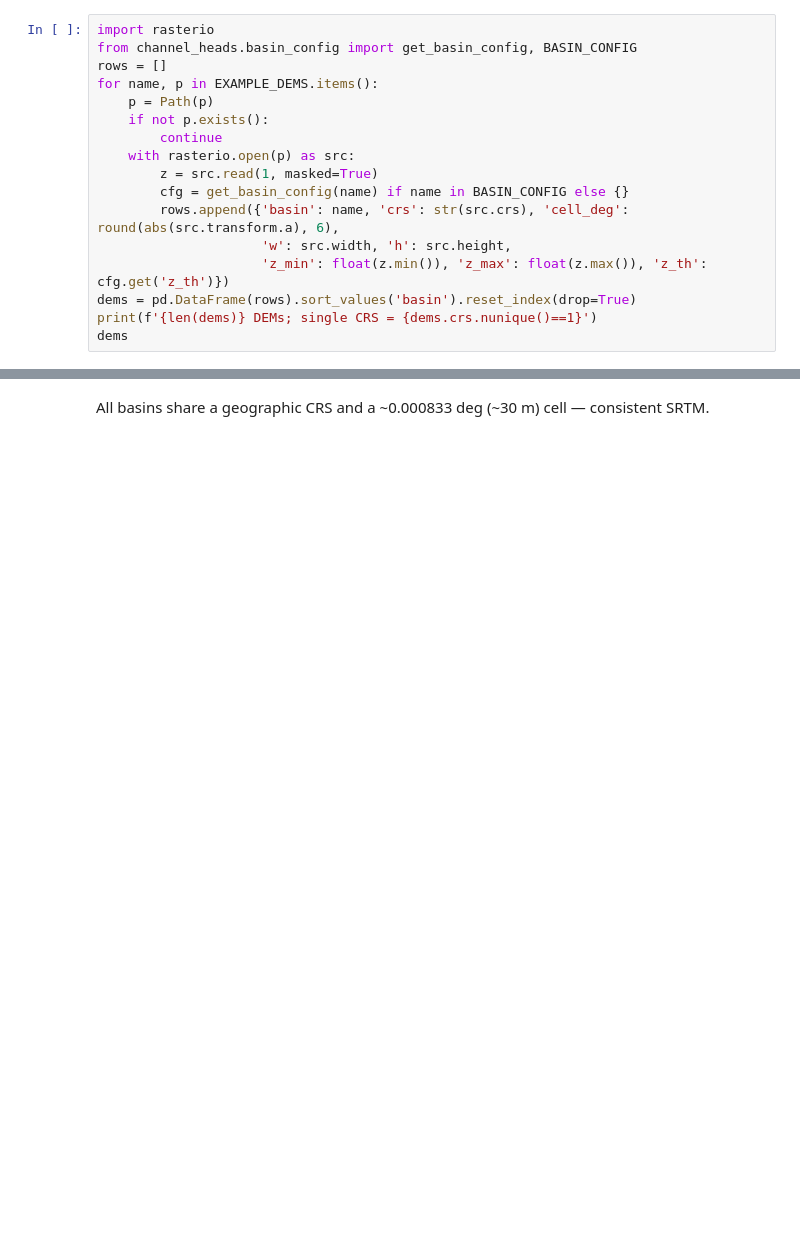
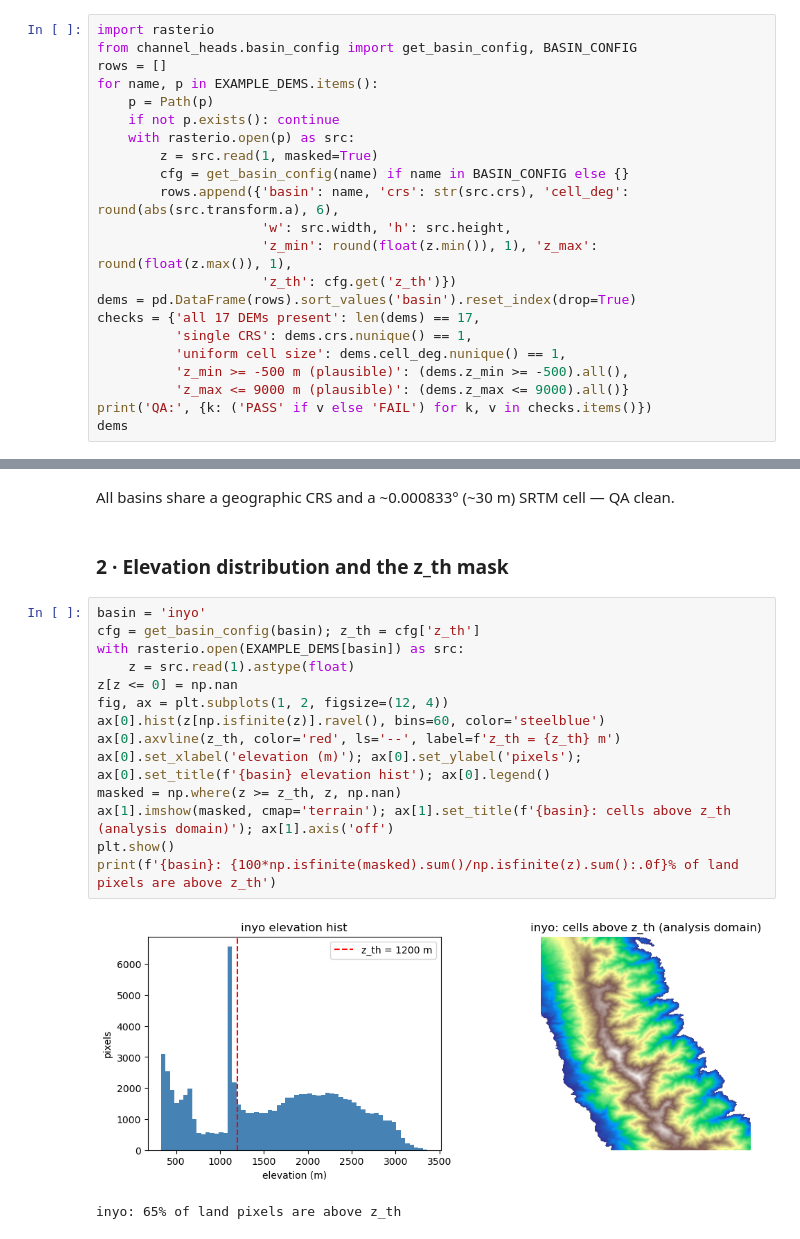
Before and after one commit to GP-Geo/CH_Project, a Jupyter notebook: notebooks/pipeline/01_earth_source_data_exploration.ipynb, the cells around one changed output, grey strips where cells are left out. Saved outputs shown, nothing was run; the diff lists cells and outputs as text; blank space fills up the shorter version.

```diff
--- a/notebooks/pipeline/01_earth_source_data_exploration.ipynb
+++ b/notebooks/pipeline/01_earth_source_data_exploration.ipynb
@@ -37,15 +42,20 @@ from channel_heads.basin_config import get_basin_config, BASIN_CONFIG
 rows = []
 for name, p in EXAMPLE_DEMS.items():
     p = Path(p)
-    if not p.exists():
-        continue
+    if not p.exists(): continue
     with rasterio.open(p) as src:
         z = src.read(1, masked=True)
         cfg = get_basin_config(name) if name in BASIN_CONFIG else {}
         rows.append({'basin': name, 'crs': str(src.crs), 'cell_deg': round(abs(src.transform.a), 6),
                      'w': src.width, 'h': src.height,
-                     'z_min': float(z.min()), 'z_max': float(z.max()), 'z_th': cfg.get('z_th')})
+                     'z_min': round(float(z.min()), 1), 'z_max': round(float(z.max()), 1),
+                     'z_th': cfg.get('z_th')})
 dems = pd.DataFrame(rows).sort_values('basin').reset_index(drop=True)
-print(f'{len(dems)} DEMs; single CRS = {dems.crs.nunique()==1}')
+checks = {'all 17 DEMs present': len(dems) == 17,
+          'single CRS': dems.crs.nunique() == 1,
+          'uniform cell size': dems.cell_deg.nunique() == 1,
+          'z_min >= -500 m (plausible)': (dems.z_min >= -500).all(),
+          'z_max <= 9000 m (plausible)': (dems.z_max <= 9000).all()}
+print('QA:', {k: ('PASS' if v else 'FAIL') for k, v in checks.items()})
 dems
 # %% [output]
@@ -69,4 +79,23 @@ dems
 | 15 | vallefertil | EPSG:4326 | 0.000833 | 652 | 678 | 632.0 | 2328.0 | None |
 | 16 | yoro | EPSG:4326 | 0.000833 | 150 | 155 | -14.0 | 885.0 | None |
 # %% [markdown]
-All basins share a geographic CRS and a ~0.000833 deg (~30 m) cell — consistent SRTM.
+All basins share a geographic CRS and a ~0.000833° (~30 m) SRTM cell — QA clean.
+# %% [markdown]
+### 2 · Elevation distribution and the z_th mask
+# %%
+basin = 'inyo'
+cfg = get_basin_config(basin); z_th = cfg['z_th']
+with rasterio.open(EXAMPLE_DEMS[basin]) as src:
+    z = src.read(1).astype(float)
+z[z <= 0] = np.nan
+fig, ax = plt.subplots(1, 2, figsize=(12, 4))
+ax[0].hist(z[np.isfinite(z)].ravel(), bins=60, color='steelblue')
+ax[0].axvline(z_th, color='red', ls='--', label=f'z_th = {z_th} m')
+ax[0].set_xlabel('elevation (m)'); ax[0].set_ylabel('pixels'); ax[0].set_title(f'{basin} elevation hist'); ax[0].legend()
+masked = np.where(z >= z_th, z, np.nan)
+ax[1].imshow(masked, cmap='terrain'); ax[1].set_title(f'{basin}: cells above z_th (analysis domain)'); ax[1].axis('off')
+plt.show()
+print(f'{basin}: {100*np.isfinite(masked).sum()/np.isfinite(z).sum():.0f}% of land pixels are above z_th')
+# %% [output]
+[figure, added]
+inyo: 65% of land pixels are above z_th
```
Also changed, not shown: parts of 10 cells of this notebook, 16 other files.
